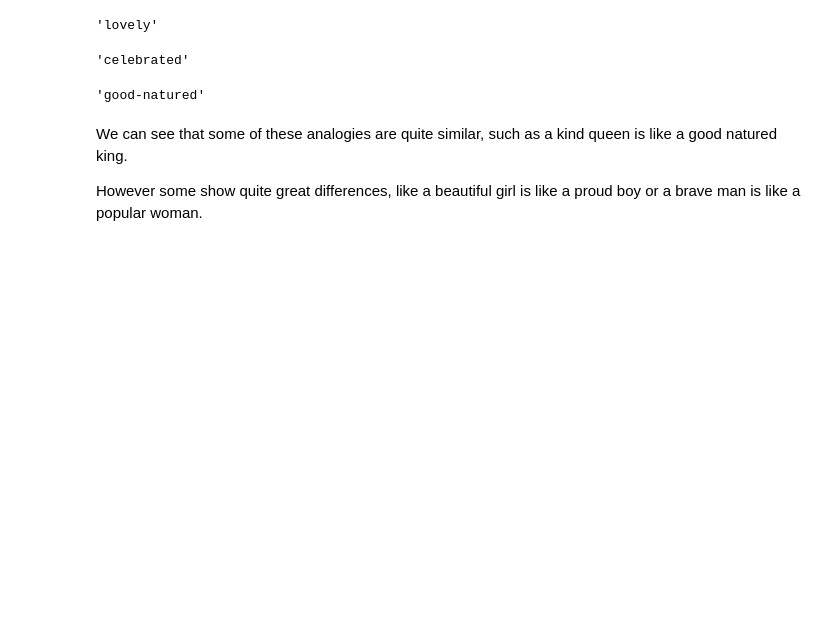
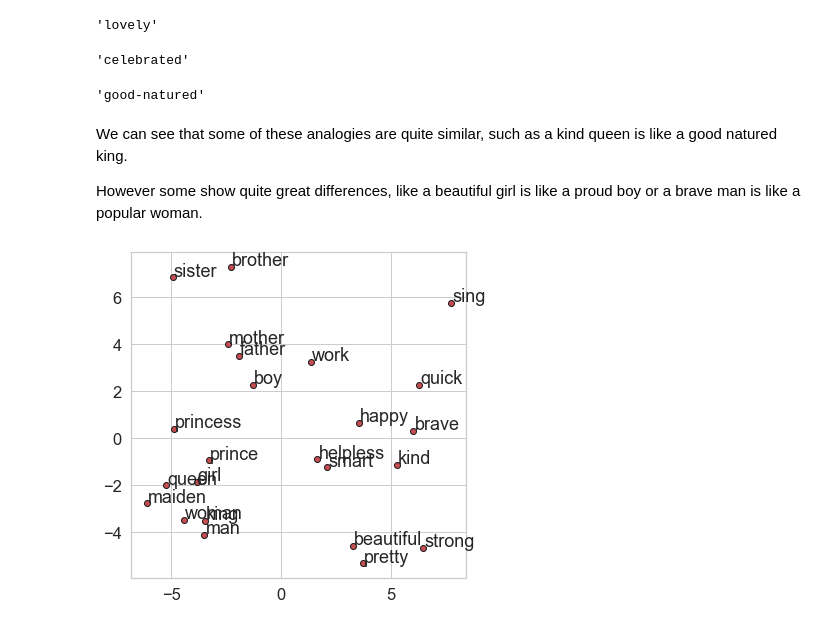
Before and after one commit to lisavangelderen/FairyTale, a Jupyter notebook: codefile.ipynb, the cells around one changed output. Drawn from its saved outputs; the diff is of its cells as text; code cells hidden in the pictures; blank space fills up the shorter version.

Commit message:
Add PCA scatterplot function

```diff
--- a/codefile.ipynb
+++ b/codefile.ipynb
@@ -980,3 +980,32 @@ analogy("kind","king","queen")
 We can see that some of these analogies are quite similar, such as a kind queen is like a good natured king.
 
 However some show quite great differences, like a beautiful girl is like a proud boy or a brave man is like a popular woman.
+# %%
+#Th
+
+from sklearn.decomposition import PCA
+
+def display_pca_scatterplot(model, words=None, sample=0):
+    if words == None:
+        if sample > 0:
+            words = np.random.choice(list(model.vocab.keys()), sample)
+        else:
+            words = [ word for word in model.vocab ]
+
+    word_vectors = np.array([model[w] for w in words])
+
+    # do PCA on the selected embeddings
+    twodim = PCA().fit_transform(word_vectors)[:,:2]
+
+    plt.figure(figsize=(6,6))
+    plt.scatter(twodim[:,0], twodim[:,1], edgecolors='k', c='r')
+    for word, (x,y) in zip(words, twodim):
+        plt.text(x+0.05, y+0.05, word)
+# %%
+display_pca_scatterplot(model,
+                        ['prince', 'princess', 'king', 'queen', 'man', 'woman', 'girl', 'boy',
+                         'father', 'mother', 'brother', 'sister', 'brave', 'kind', 'beautiful',
+                         'strong', 'work', 'sing', 'smart', 'pretty', 'helpless', 'maiden',
+                         'quick', 'happy'])
+# %% [output]
+[figure, added]
```
